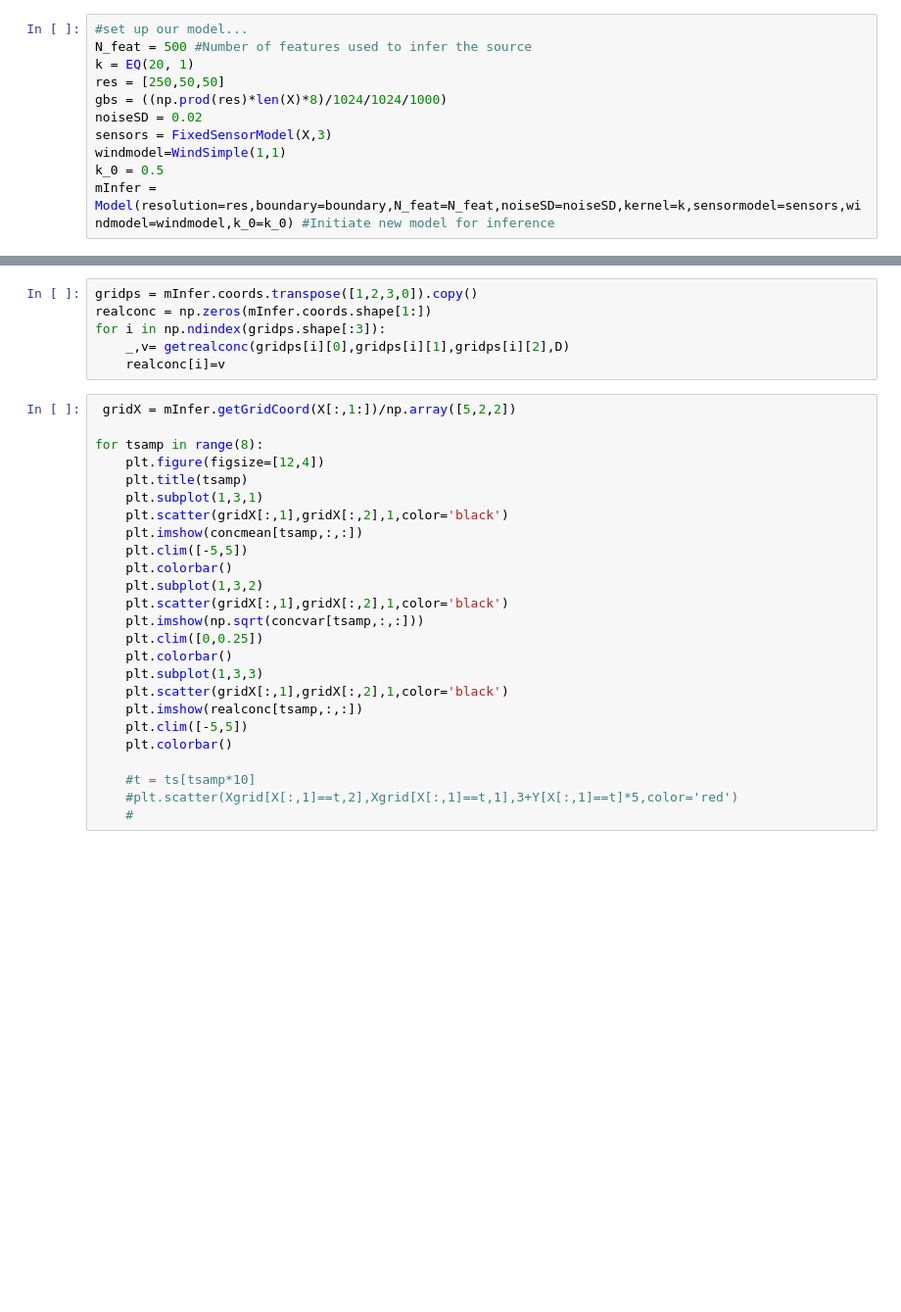
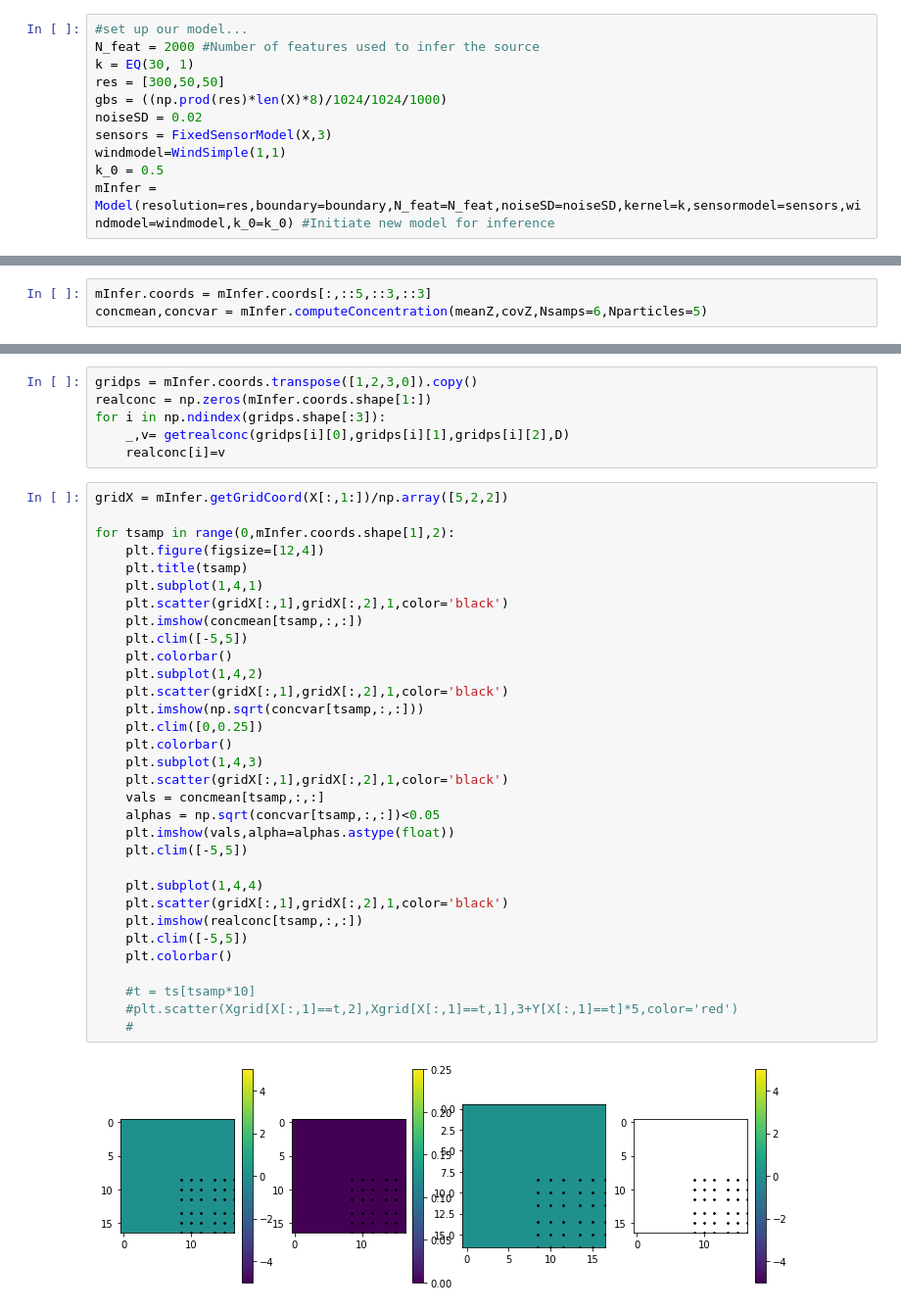
Before and after one commit to SheffieldML/advectionGPdatasets, a Jupyter notebook: juypter/ToyWindProblem.ipynb, the cells around one changed output, grey strips where cells are left out. Shown at 98% size. Saved outputs shown, nothing was run; the diff lists cells and outputs as text; blank space fills up the shorter version.

```diff
--- a/juypter/ToyWindProblem.ipynb
+++ b/juypter/ToyWindProblem.ipynb
@@ -49,9 +49,9 @@ boundary[0][1]=-10 #puts the source on the grid!
 boundary[0][2]=-10
 # %%
 #set up our model...
-N_feat = 500 #Number of features used to infer the source
-k = EQ(20, 1)
-res = [250,50,50]
+N_feat = 2000 #Number of features used to infer the source
+k = EQ(30, 1)
+res = [300,50,50]
 gbs = ((np.prod(res)*len(X)*8)/1024/1024/1000)
 noiseSD = 0.02
 sensors = FixedSensorModel(X,3)
@@ -73,0 +78,3 @@ concmean,concvar = mInfer.computeConcentration(meanZ,covZ,mInfer.coords[:,::5,::
+# %%
+mInfer.coords = mInfer.coords[:,::5,::3,::3]
+concmean,concvar = mInfer.computeConcentration(meanZ,covZ,Nsamps=6,Nparticles=5)
@@ -78,27 +89,36 @@ for i in np.ndindex(gridps.shape[:3]):
     _,v= getrealconc(gridps[i][0],gridps[i][1],gridps[i][2],D)
     realconc[i]=v
 # %%
- gridX = mInfer.getGridCoord(X[:,1:])/np.array([5,2,2])
+gridX = mInfer.getGridCoord(X[:,1:])/np.array([5,2,2])
 
-for tsamp in range(8):
+for tsamp in range(0,mInfer.coords.shape[1],2):
     plt.figure(figsize=[12,4])
     plt.title(tsamp)
-    plt.subplot(1,3,1)
+    plt.subplot(1,4,1)
     plt.scatter(gridX[:,1],gridX[:,2],1,color='black')
     plt.imshow(concmean[tsamp,:,:])
     plt.clim([-5,5])
     plt.colorbar()
-    plt.subplot(1,3,2)
+    plt.subplot(1,4,2)
     plt.scatter(gridX[:,1],gridX[:,2],1,color='black')
     plt.imshow(np.sqrt(concvar[tsamp,:,:]))
     plt.clim([0,0.25])
     plt.colorbar()
-    plt.subplot(1,3,3)
+    plt.subplot(1,4,3)
+    plt.scatter(gridX[:,1],gridX[:,2],1,color='black')
+    vals = concmean[tsamp,:,:]
+    alphas = np.sqrt(concvar[tsamp,:,:])<0.05
+    plt.imshow(vals,alpha=alphas.astype(float))
+    plt.clim([-5,5])
+
+    plt.subplot(1,4,4)
     plt.scatter(gridX[:,1],gridX[:,2],1,color='black')
     plt.imshow(realconc[tsamp,:,:])
     plt.clim([-5,5])
     plt.colorbar()
 
     #t = ts[tsamp*10]
     #plt.scatter(Xgrid[X[:,1]==t,2],Xgrid[X[:,1]==t,1],3+Y[X[:,1]==t]*5,color='red')
     #
+# %% [output]
+[figure, added]
```
Also changed, not shown: parts of 5 cells of this notebook.
